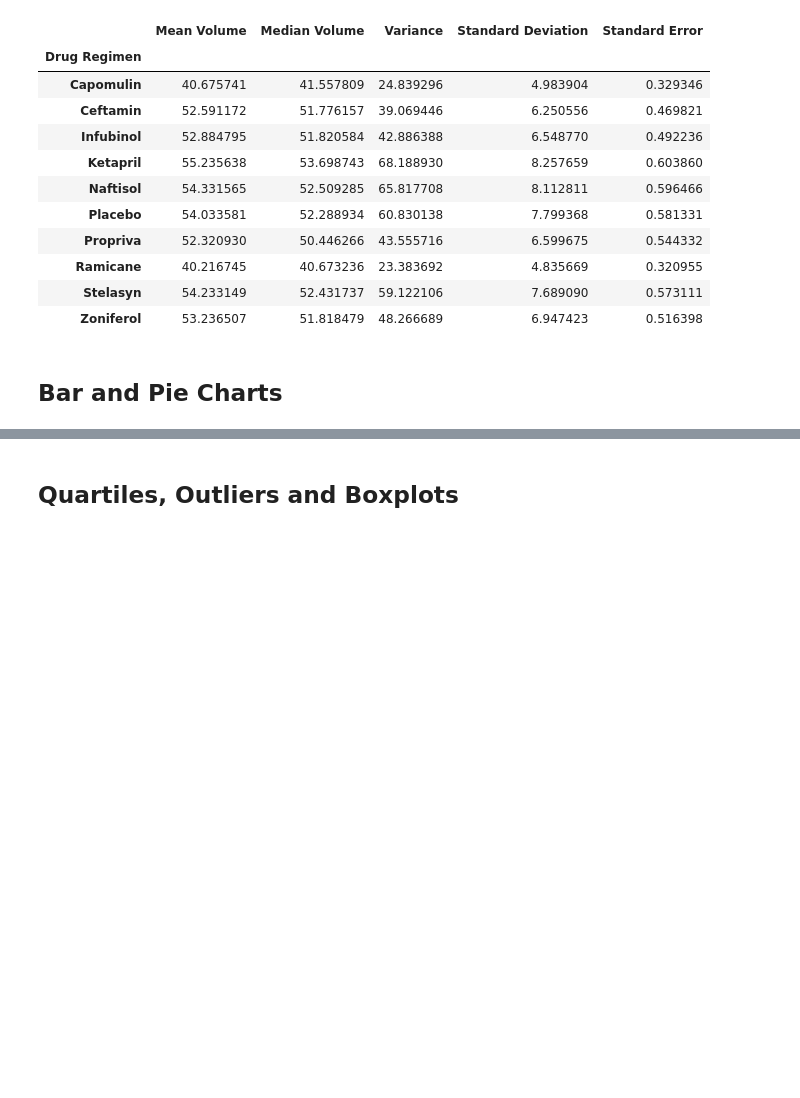
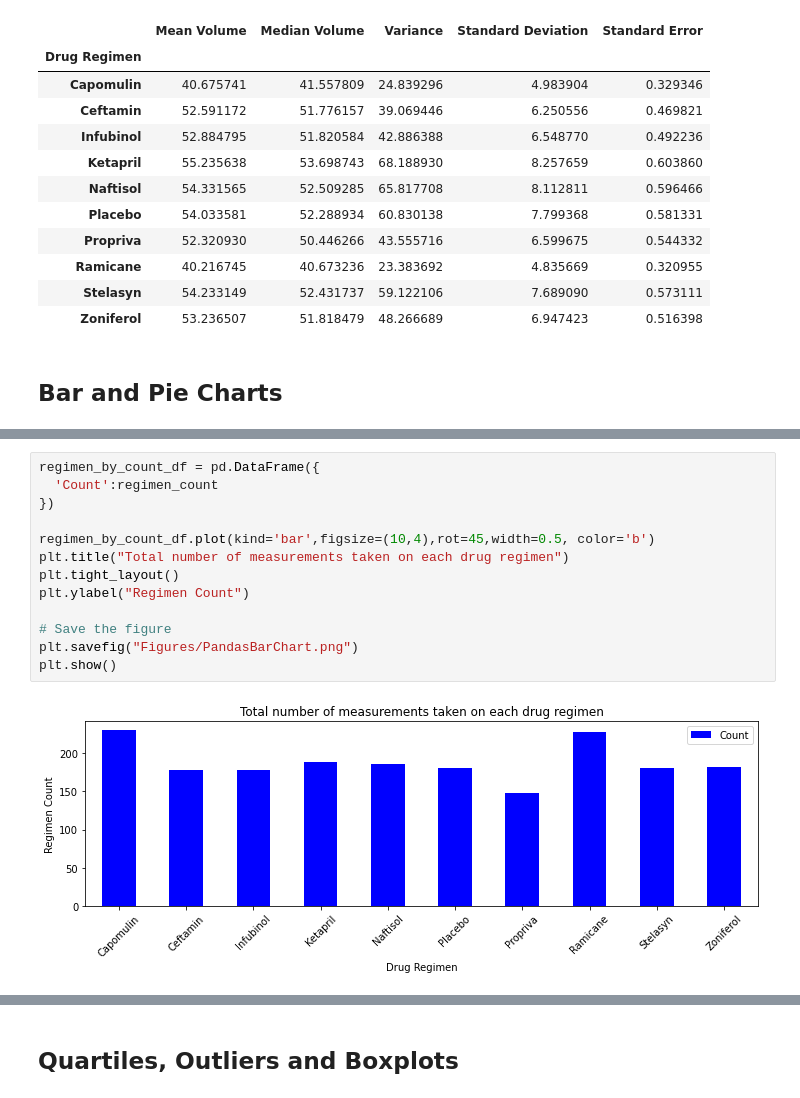
Before and after one commit to ashante112/matplotlib-challenge, a Jupyter notebook: Pymaceuticals/pymaceuticals_starter.ipynb, the cells around one changed output, grey strips where cells are left out. Saved outputs shown, nothing was run; the diff lists cells and outputs as text; blank space fills up the shorter version.

```diff
--- a/Pymaceuticals/pymaceuticals_starter.ipynb
+++ b/Pymaceuticals/pymaceuticals_starter.ipynb
@@ -209,3 +223,18 @@ bar_data_df = pd.DataFrame({
+# %%
+regimen_by_count_df = pd.DataFrame({
+  'Count':regimen_count
+})
+
+regimen_by_count_df.plot(kind='bar',figsize=(10,4),rot=45,width=0.5, color='b')
+plt.title("Total number of measurements taken on each drug regimen")
+plt.tight_layout()
+plt.ylabel("Regimen Count")
+
+# Save the figure
+plt.savefig("Figures/PandasBarChart.png")
+plt.show()
+# %% [output]
+[figure, added]
 # %%
 # Generate a bar plot showing the total number of measurements taken on each drug regimen using pyplot.
 
```
Also changed, not shown: parts of 10 cells of this notebook, 2 other files.
